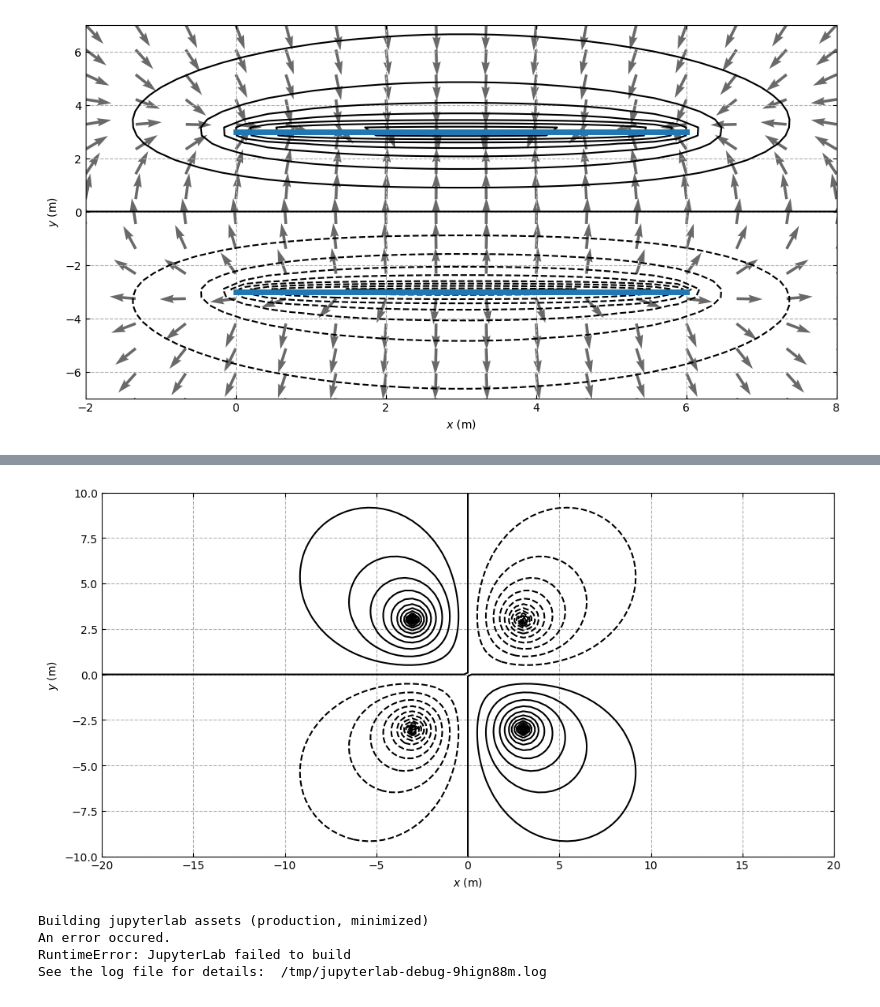
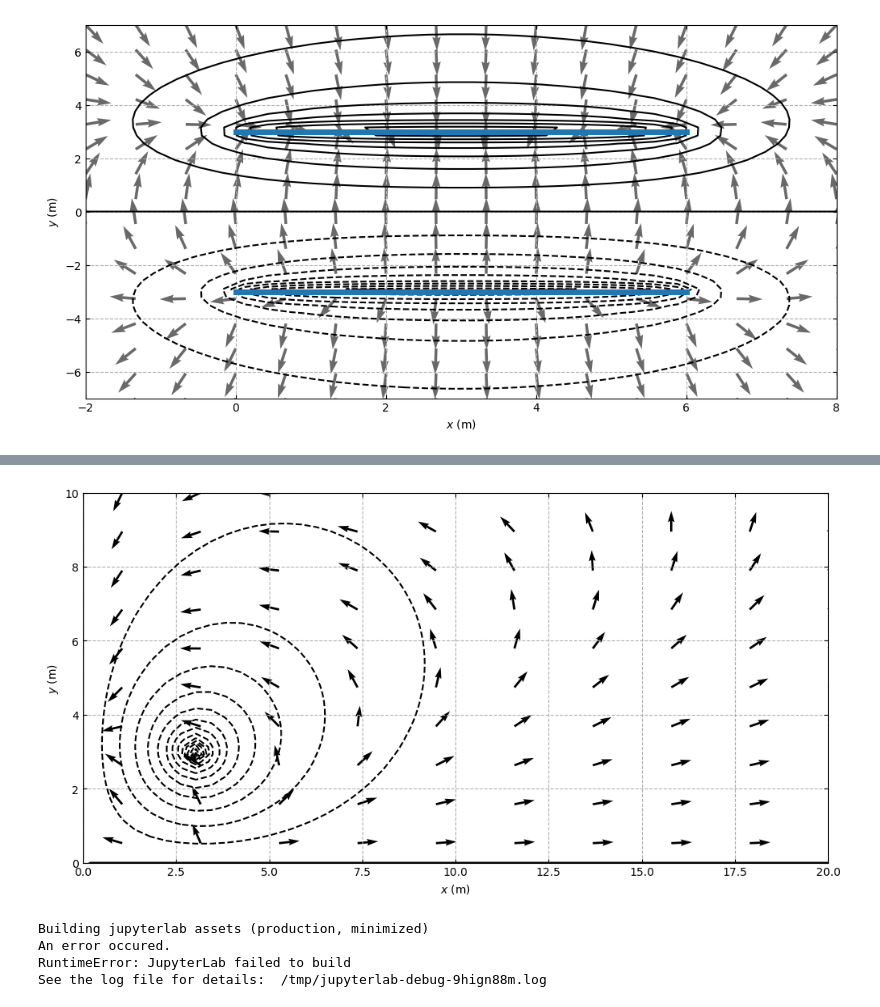
Before and after one commit to pmarg4/LabElectro, a Jupyter notebook: Pràctica 01/Equipotencials-Copy1.ipynb, the cells around one changed output, grey strips where cells are left out. Cells and saved outputs as stored; diff of their text form; code cells hidden in the pictures.

```diff
--- a/Pràctica 01/Equipotencials-Copy1.ipynb
+++ b/Pràctica 01/Equipotencials-Copy1.ipynb
@@ -314,38 +329,40 @@ ax.set_ylabel("$y$ (m)")
 # ax.quiver(X, Y, dx,dy,units='xy')
 
 nnx=20
 nny=20
 xx = np.linspace(-b, b, nnx)
 yy = np.linspace(-a, a, nny)
 
 
 XX, YY = np.meshgrid(xx, yy)
 #ELS BONS
 # ZZ1=V1(XX+d,YY)
 # ZZ2=V2(XX-d,YY)
 ZZ1=V1(XX+d,YY)
 ZZ2=V1(XX-d,YY)
-ZZ1=V2(XX,YY+d)
-ZZ2=V2(XX,YY-d)
+ZZ3=V2(XX,YY+d)
+ZZ4=V2(XX,YY-d)
 
 
-G=np.gradient(ZZ1+ZZ2)
+G=np.gradient(ZZ1+ZZ2+ZZ3+ZZ4)
 norms=np.linalg.norm(G,axis=0)
 Grad=[np.where(norms==0,0,i/norms) for i in G]
 dx=Grad[0]
 dy=Grad[1]
-# plt.quiver(XX, YY,dy,dx)
+plt.quiver(XX, YY,dy,dx)
 #
+ax.set_xlim(0,b)
+ax.set_ylim(0,a)
 plt.show()
 fig.savefig('fils.pdf')
 # ax.grid?
 # plt.tick_params(labeltop=True, labelright=True)
 
 
 # plt.contour(X,Y,Z1+Z2,20,colors='black')
 # plt.show()
 # %% [output]
-[figure, old version]
+[figure, new version]
 # %%
 # %% [output]
 Building jupyterlab assets (production, minimized)
```
Also changed, not shown: parts of 2 cells of this notebook, 7 other files.
